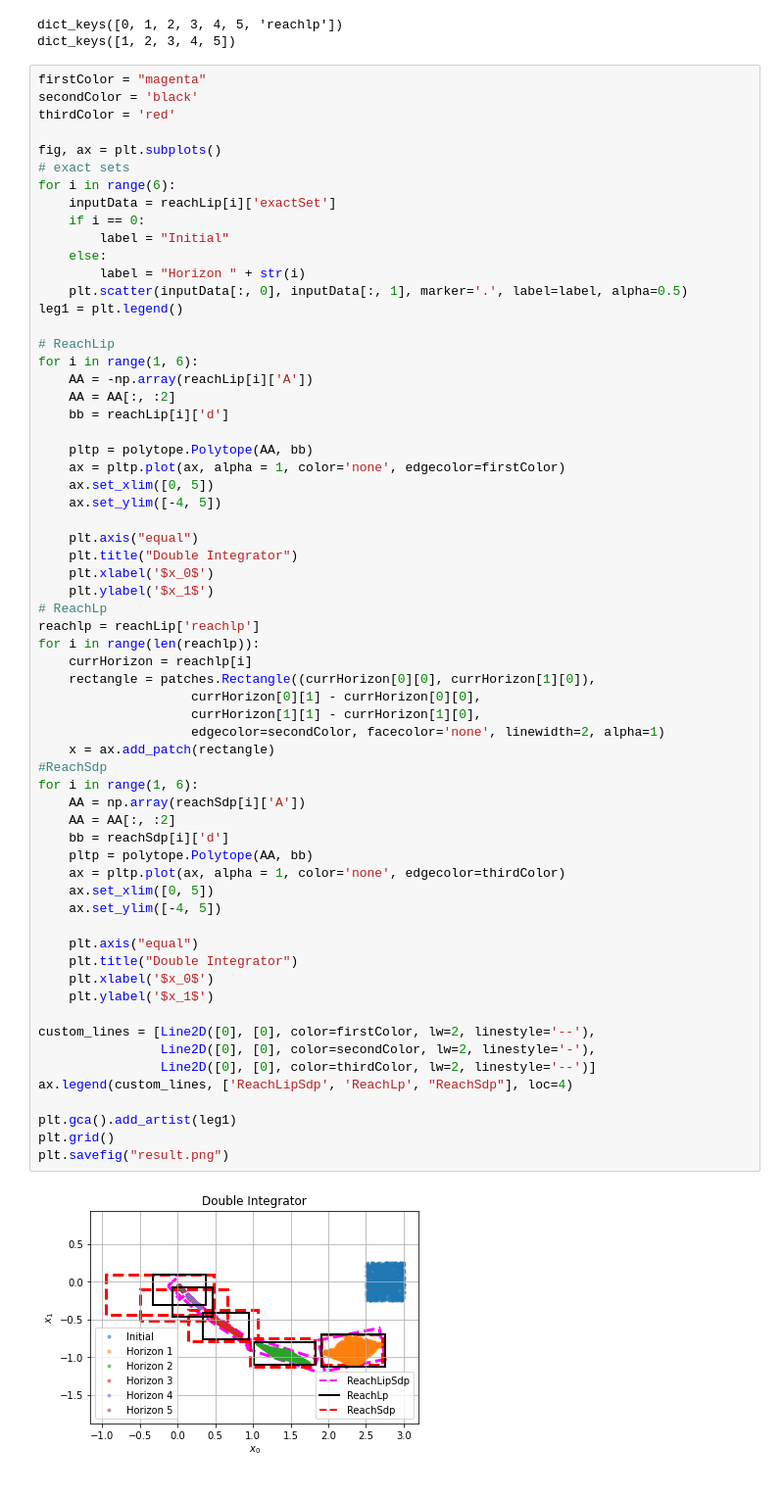
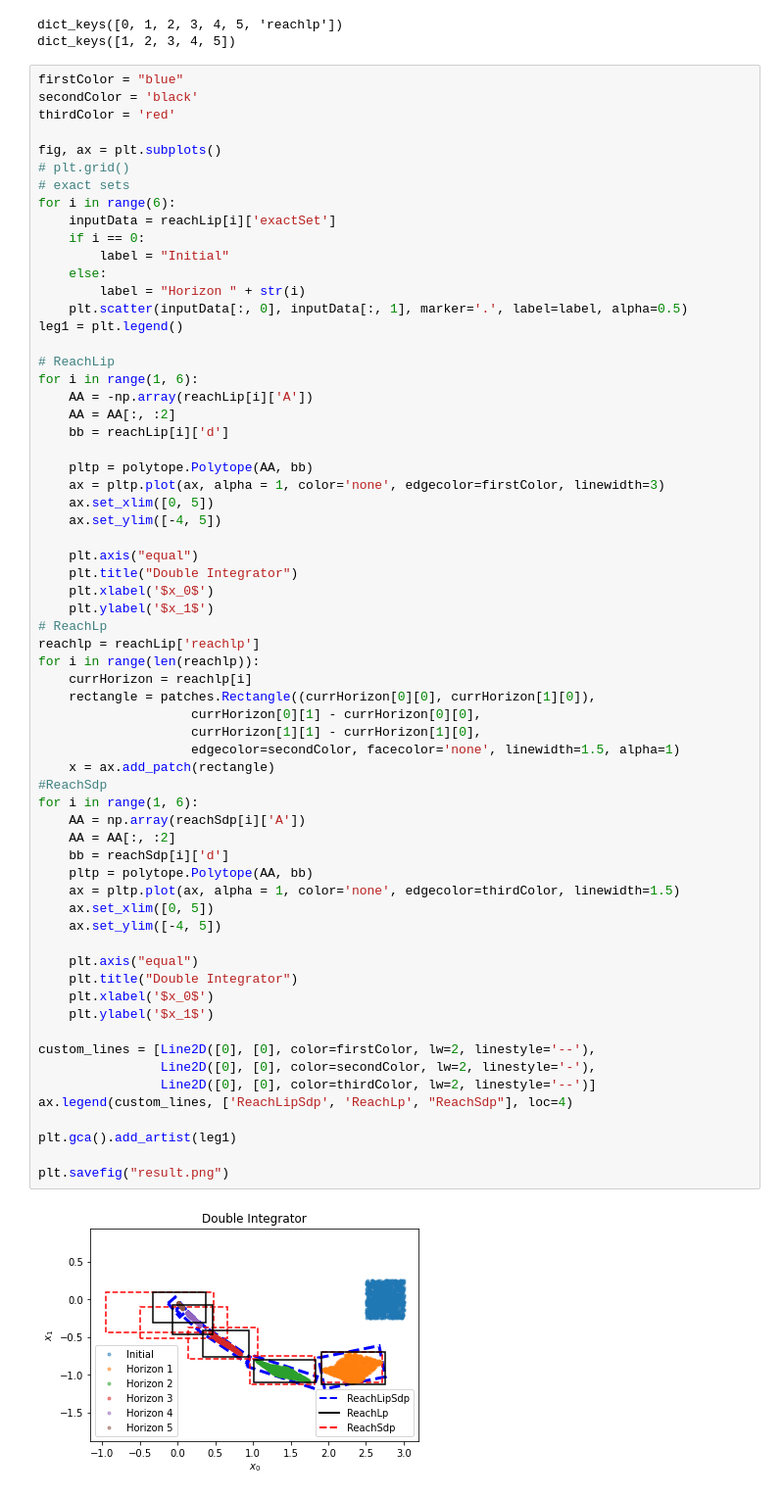
Before and after one commit to o4lc/ReachLipBnB, a Jupyter notebook: Output/plotting.ipynb, the cells around one changed output. Shown at 98% size. Cells and saved outputs as stored; diff of their text form.

```diff
--- a/Output/plotting.ipynb
+++ b/Output/plotting.ipynb
@@ -15,11 +15,12 @@ print(reachSdp.keys())
 dict_keys([0, 1, 2, 3, 4, 5, 'reachlp'])
 dict_keys([1, 2, 3, 4, 5])
 # %%
-firstColor = "magenta"
+firstColor = "blue"
 secondColor = 'black'
 thirdColor = 'red'
 
 fig, ax = plt.subplots()
+# plt.grid()
 # exact sets
 for i in range(6):
     inputData = reachLip[i]['exactSet']
@@ -37,7 +38,7 @@ for i in range(1, 6):
     bb = reachLip[i]['d']
 
     pltp = polytope.Polytope(AA, bb)
-    ax = pltp.plot(ax, alpha = 1, color='none', edgecolor=firstColor)
+    ax = pltp.plot(ax, alpha = 1, color='none', edgecolor=firstColor, linewidth=3)
     ax.set_xlim([0, 5])
     ax.set_ylim([-4, 5])
 
@@ -48,34 +49,34 @@ for i in range(1, 6):
 # ReachLp
 reachlp = reachLip['reachlp']
 for i in range(len(reachlp)):
     currHorizon = reachlp[i]
     rectangle = patches.Rectangle((currHorizon[0][0], currHorizon[1][0]),
                     currHorizon[0][1] - currHorizon[0][0],
                     currHorizon[1][1] - currHorizon[1][0],
-                    edgecolor=secondColor, facecolor='none', linewidth=2, alpha=1)
+                    edgecolor=secondColor, facecolor='none', linewidth=1.5, alpha=1)
     x = ax.add_patch(rectangle)
 #ReachSdp
 for i in range(1, 6):
     AA = np.array(reachSdp[i]['A'])
     AA = AA[:, :2]
     bb = reachSdp[i]['d']
     pltp = polytope.Polytope(AA, bb)
-    ax = pltp.plot(ax, alpha = 1, color='none', edgecolor=thirdColor)
+    ax = pltp.plot(ax, alpha = 1, color='none', edgecolor=thirdColor, linewidth=1.5)
     ax.set_xlim([0, 5])
     ax.set_ylim([-4, 5])
 
     plt.axis("equal")
     plt.title("Double Integrator")
     plt.xlabel('$x_0$')
     plt.ylabel('$x_1$')
 
 custom_lines = [Line2D([0], [0], color=firstColor, lw=2, linestyle='--'),
                 Line2D([0], [0], color=secondColor, lw=2, linestyle='-'),
                 Line2D([0], [0], color=thirdColor, lw=2, linestyle='--')]
 ax.legend(custom_lines, ['ReachLipSdp', 'ReachLp', "ReachSdp"], loc=4)
 
 plt.gca().add_artist(leg1)
-plt.grid()
+
 plt.savefig("result.png")
 # %% [output]
-[figure, old version]
+[figure, new version]
```
Also changed, not shown: 2 other files.
